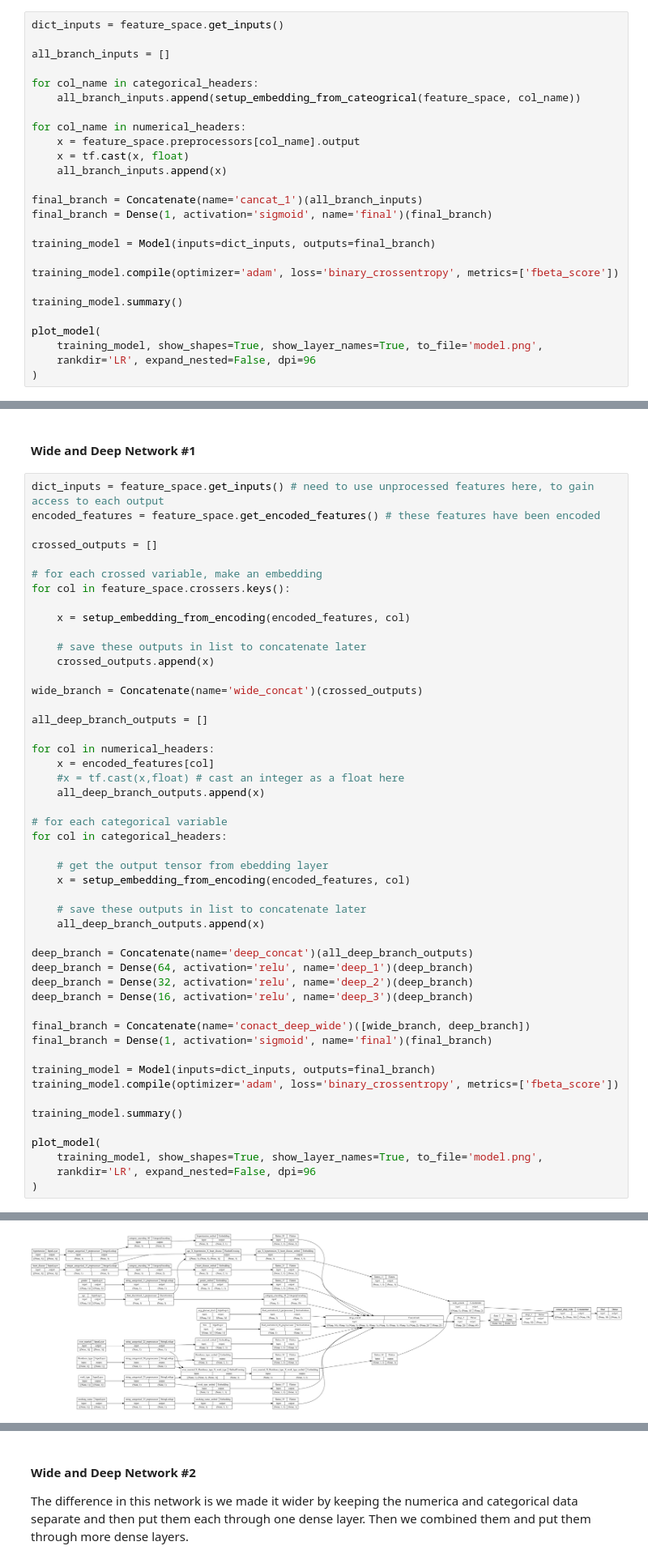
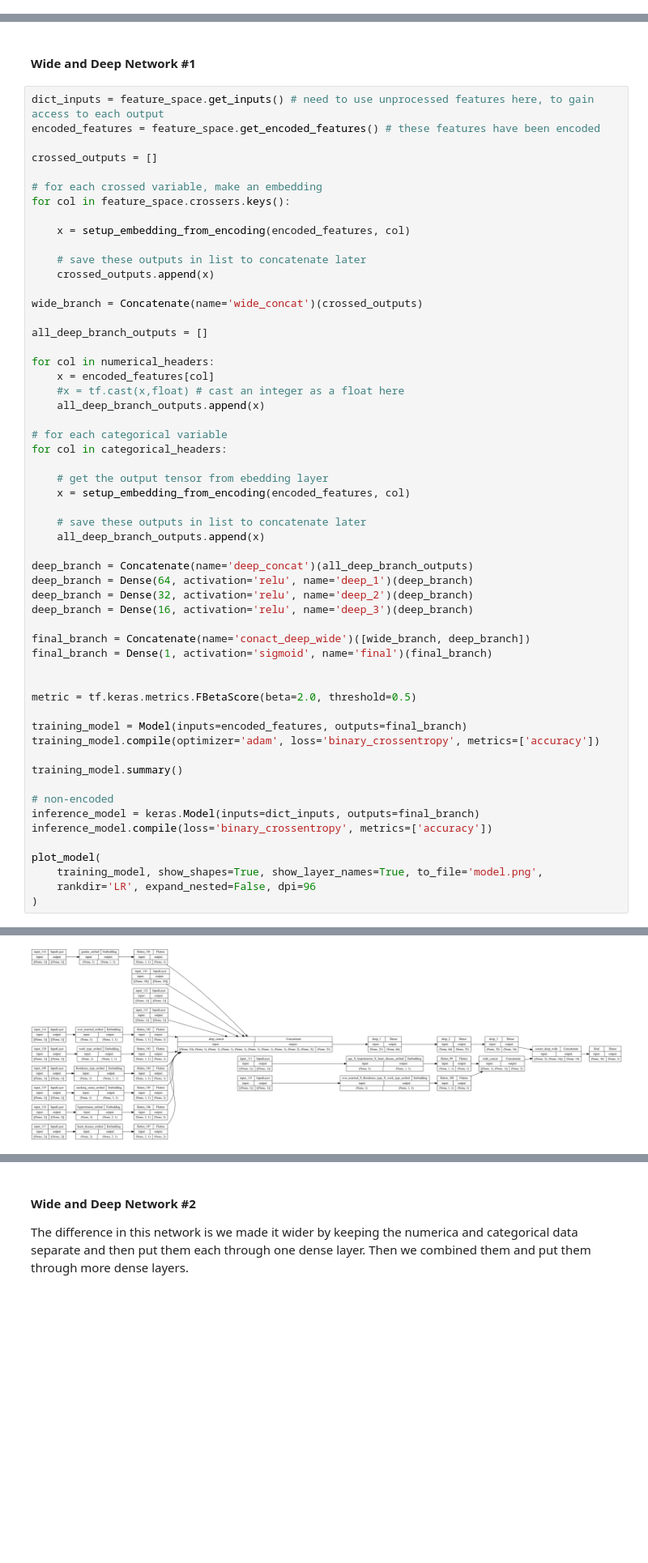
Before and after one commit to wyattsaltzman/ML-F23-Lab5, a Jupyter notebook: lab5.ipynb, the cells around one changed output, grey strips where cells are left out. Shown at 81% size. Saved outputs shown, nothing was run; the diff lists cells and outputs as text; blank space fills up the shorter version.

Commit message:
split data and ran model #1

```diff
--- a/lab5.ipynb
+++ b/lab5.ipynb
@@ -291,29 +286,3 @@ ________________________________________________________________________________
 # cv = StratifiedKFold(n_splits=10)
 # scorer = make_scorer(fbeta_score, beta=2)
 # per_fold_eval_criteria = cross_val_score(estimator=clf, X=preprocessed_ds, y=y, cv=cv, scoring=scorer)
-# %%
-dict_inputs = feature_space.get_inputs()
-
-all_branch_inputs = []
-
-for col_name in categorical_headers:
-    all_branch_inputs.append(setup_embedding_from_cateogrical(feature_space, col_name))
-
-for col_name in numerical_headers:
-    x = feature_space.preprocessors[col_name].output
-    x = tf.cast(x, float)
-    all_branch_inputs.append(x)
-
-final_branch = Concatenate(name='cancat_1')(all_branch_inputs)
-final_branch = Dense(1, activation='sigmoid', name='final')(final_branch)
-
-training_model = Model(inputs=dict_inputs, outputs=final_branch)
-
-training_model.compile(optimizer='adam', loss='binary_crossentropy', metrics=['fbeta_score'])
-
-training_model.summary()
-
-plot_model(
-    training_model, show_shapes=True, show_layer_names=True, to_file='model.png',
-    rankdir='LR', expand_nested=False, dpi=96
-)
@@ -396,10 +346,17 @@ deep_branch = Dense(16, activation='relu', name='deep_3')(deep_branch)
 final_branch = Concatenate(name='conact_deep_wide')([wide_branch, deep_branch])
 final_branch = Dense(1, activation='sigmoid', name='final')(final_branch)
 
-training_model = Model(inputs=dict_inputs, outputs=final_branch)
-training_model.compile(optimizer='adam', loss='binary_crossentropy', metrics=['fbeta_score'])
+
+metric = tf.keras.metrics.FBetaScore(beta=2.0, threshold=0.5)
+
+training_model = Model(inputs=encoded_features, outputs=final_branch)
+training_model.compile(optimizer='adam', loss='binary_crossentropy', metrics=['accuracy'])
 
 training_model.summary()
+
+# non-encoded
+inference_model = keras.Model(inputs=dict_inputs, outputs=final_branch)
+inference_model.compile(loss='binary_crossentropy', metrics=['accuracy'])
 
 plot_model(
     training_model, show_shapes=True, show_layer_names=True, to_file='model.png',
@@ -425,2 +382,2 @@ Non-trainable params: 6 (32.00 Byte)
 __________________________________________________________________________________________________
-[figure, old version]
+[figure, new version]
```
Also changed, not shown: parts of 11 cells of this notebook, 1 other file.
